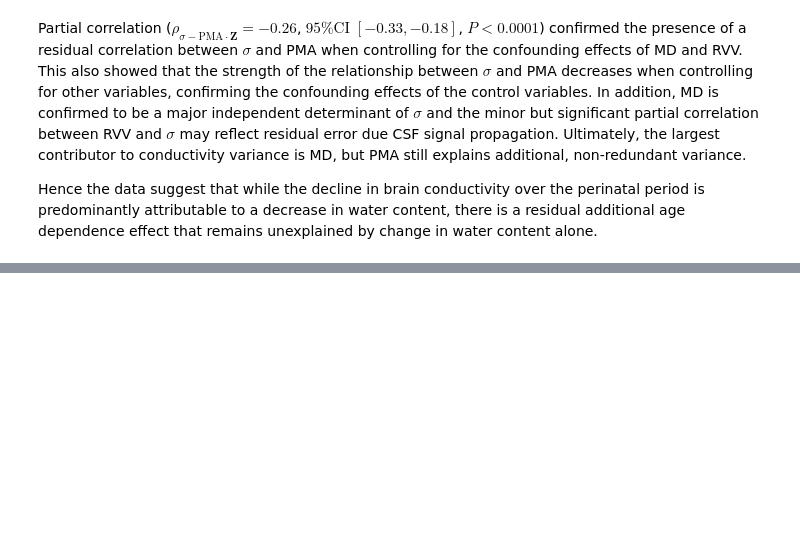
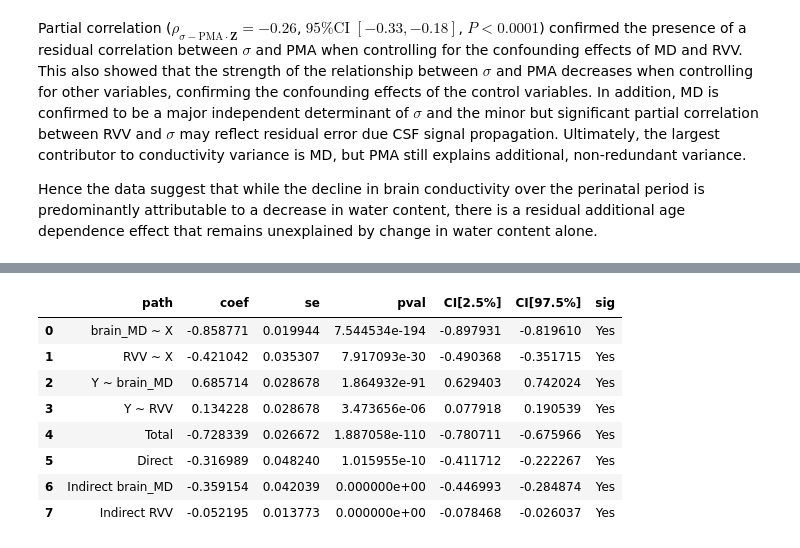
Before and after one commit to aboutill/nano-eptk, a Jupyter notebook: notebooks/experiments/stats_analysis_experiment3.ipynb, the cells around one changed output, grey strips where cells are left out. Cells and saved outputs as stored; diff of their text form; code cells hidden in the pictures; blank space fills up the shorter version.

Commit message:
Add mediation analysis

```diff
--- a/notebooks/experiments/stats_analysis_experiment3.ipynb
+++ b/notebooks/experiments/stats_analysis_experiment3.ipynb
@@ -315,0 +322,24 @@ Hence the data suggest that while the decline in brain conductivity over the per
+# %%
+# Load dataframe
+df = pd.read_csv(df_path)
+
+# Set headers
+x_col = "PMA"
+y_col = "brain_SIG"
+mediator_cols = ["brain_MD", "RVV"]
+
+# Center and normalize
+for col in [x_col, y_col] + mediator_cols:
+    df[col] = (df[col] - df[col].mean()) / df[col].std()
+
+mediation_analysis(data=df, x=x_col, m=mediator_cols, y=y_col, alpha=0.05, seed=42)
+# %% [output]
+|  | path | coef | se | pval | CI[2.5%] | CI[97.5%] | sig |
+| 0 | brain_MD ~ X | -0.858771 | 0.019944 | 7.544534e-194 | -0.897931 | -0.819610 | Yes |
+| 1 | RVV ~ X | -0.421042 | 0.035307 | 7.917093e-30 | -0.490368 | -0.351715 | Yes |
+| 2 | Y ~ brain_MD | 0.685714 | 0.028678 | 1.864932e-91 | 0.629403 | 0.742024 | Yes |
+| 3 | Y ~ RVV | 0.134228 | 0.028678 | 3.473656e-06 | 0.077918 | 0.190539 | Yes |
+| 4 | Total | -0.728339 | 0.026672 | 1.887058e-110 | -0.780711 | -0.675966 | Yes |
+| 5 | Direct | -0.316989 | 0.048240 | 1.015955e-10 | -0.411712 | -0.222267 | Yes |
+| 6 | Indirect brain_MD | -0.359154 | 0.042039 | 0.000000e+00 | -0.446993 | -0.284874 | Yes |
+| 7 | Indirect RVV | -0.052195 | 0.013773 | 0.000000e+00 | -0.078468 | -0.026037 | Yes |
```
Also changed, not shown: parts of 3 cells of this notebook, 1 other file.
